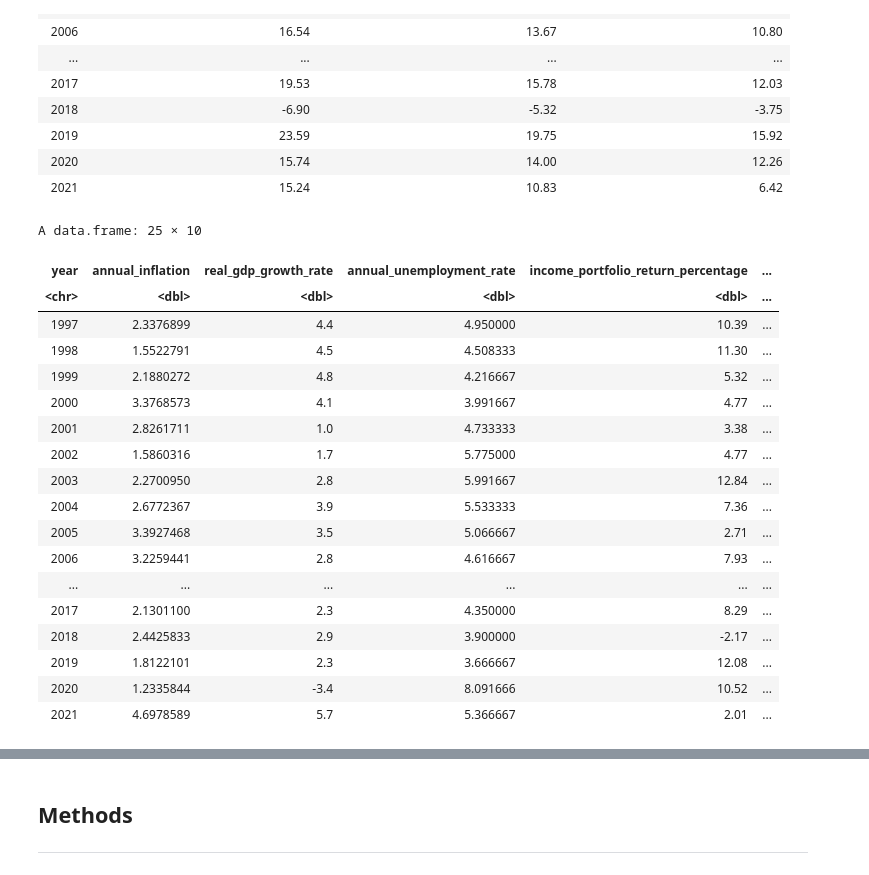
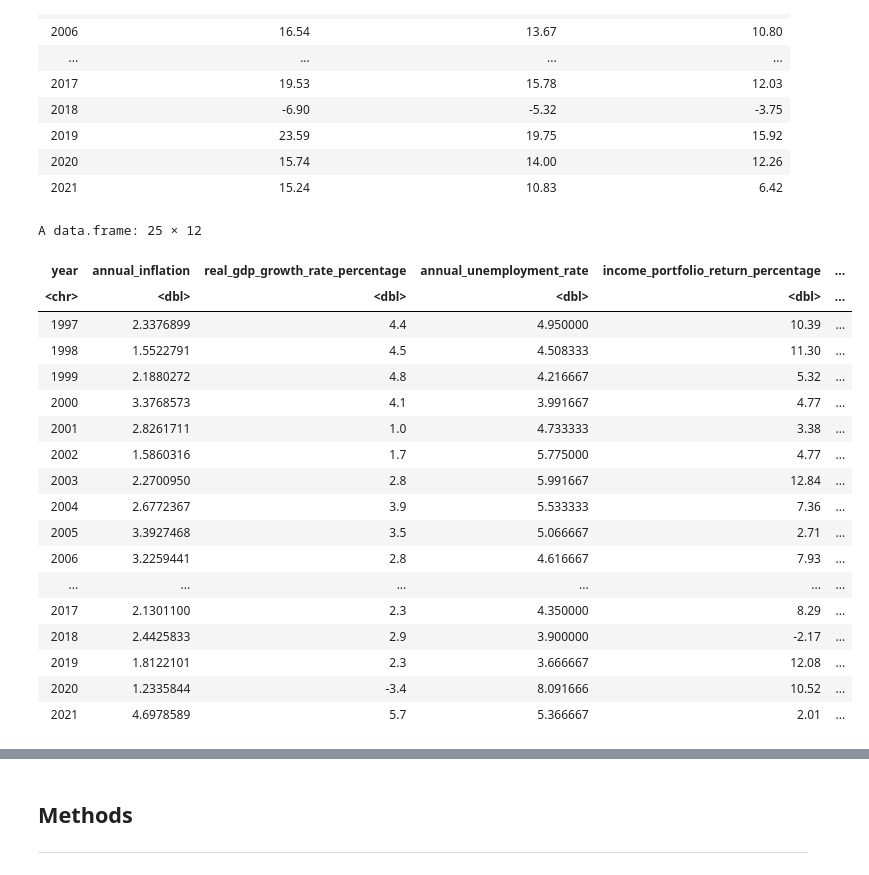
Before and after one commit to Arioniums/DSCI_100_125, a Jupyter notebook: project_proposal_group_125.ipynb, the cells around one changed output, grey strips where cells are left out. Saved outputs shown, nothing was run; the diff lists cells and outputs as text; code cells hidden in the pictures.

```diff
--- a/project_proposal_group_125.ipynb
+++ b/project_proposal_group_125.ipynb
@@ -183,20 +217,26 @@ A tibble: 25 × 2
 | 2020 | 10.52 |
 | 2021 | 2.01 |
 # %%
-sf_fs_portfolio_data_c <- read_csv("data/sixty_forty_and_forty_sixty_portfolio_data.csv", skip = 3, col_names= c("year","X2","60/40_portfolio_return","X3","40/60_portfolio_return")) |>
+#importing sixty/forty and forty/sixty portfolio data
+sixty_forty_and_forty_sixty_portfolio_url <- "https://raw.githubusercontent.com/Arioniums/DSCI_100_125/main/data/sixty_forty_and_forty_sixty_portfolio_data.csv"
+sf_and_fs_path <- "sixty_forty_and_forty_sixty_portfolio_data.csv"
+download.file(sixty_forty_and_forty_sixty_portfolio_url, destfile = sf_and_fs_path)
+
+#selecting for year, 60/40_portfolio_return, 40/60_portfolio_return, and filtering years to only 1997-2021
+sf_fs_portfolio_data_c <- read_csv(sf_and_fs_path, skip = 3, col_names= c("year","X2","60/40_portfolio_return","X3","40/60_portfolio_return")) |>
                                                 select(year, "60/40_portfolio_return", "40/60_portfolio_return") |>
                                                 filter(between(year, 1997, 2021))
 
+#deleting the percentage unit in the column 60/40_portfolio_return and renaming the 60/40_portfolio_return into 60/40_portfolio_return_percentage
 sf_fs_portfolio_data_c$'60/40_portfolio_return' = as.numeric(gsub("[\\%,]", "", sf_fs_portfolio_data_c$'60/40_portfolio_return'))
 names(sf_fs_portfolio_data_c)[names(sf_fs_portfolio_data_c) == '60/40_portfolio_return'] <- '60/40_portfolio_return_percentage'
 
+#deleting the percentage unit in the column 40/60_portfolio_return and renaming the 40/60_portfolio_return into 40/60_portfolio_return_percentage
 sf_fs_portfolio_data_c$'40/60_portfolio_return' = as.numeric(gsub("[\\%,]", "", sf_fs_portfolio_data_c$'40/60_portfolio_return'))
 names(sf_fs_portfolio_data_c)[names(sf_fs_portfolio_data_c) == '40/60_portfolio_return'] <- '40/60_portfolio_return_percentage'
 
-
+#c stands for cleaned
 sf_fs_portfolio_data_c
-
-# delete X2-X11, keep year, 60/40, 40/60, again filter for year range
 # %% [output]
 Rows: 769 Columns: 11
 ── Column specification ────────────────────────────────────────────────────────
@@ -228,22 +268,30 @@ A tibble: 25 × 3
 | 2020 | 15.57 | 12.92 |
 | 2021 | 14.65 | 9.18 |
 # %%
-gmc_portfolios_data_c <- read_csv("data/growth_moderate_conservative_portfolios.csv", skip = 3, col_names= c("year","X2","growth_portfolio_return","X3","moderate_portfolio_return","X4","conservative_portfolio_return")) |>
+#downloading growth, moderate, conservative portfolio data
+gmc_url <- "https://raw.githubusercontent.com/Arioniums/DSCI_100_125/main/data/growth_moderate_conservative_portfolios.csv"
+gmc_path <- "growth_moderate_conservative_portfolios.csv"
+download.file(gmc_url, destfile = gmc_path)
+
+#importing growth, moderate, conservative portfolio data, selecting for year, growth_portfolio_return, moderate_portfolio_return, conservative_portfolio_return, and filter to only 1997-2021
+gmc_portfolios_data_c <- read_csv(gmc_path, skip = 3, col_names= c("year","X2","growth_portfolio_return","X3","moderate_portfolio_return","X4","conservative_portfolio_return")) |>
                                                 select(year, growth_portfolio_return, moderate_portfolio_return, conservative_portfolio_return) |>
                                                 filter(between(year, 1997, 2021))
 
+#deleting the percentage unit in the column growth_portfolio_return and renaming the growth_portfolio_return into growth_portfolio_return_percentage
 gmc_portfolios_data_c$'growth_portfolio_return' = as.numeric(gsub("[\\%,]", "", gmc_portfolios_data_c$'growth_portfolio_return'))
 names(gmc_portfolios_data_c)[names(gmc_portfolios_data_c) == 'growth_portfolio_return'] <- 'growth_portfolio_return_percentage'
 
+#deleting the percentage unit in the column moderate_portfolio_return and renaming the moderate_portfolio_return into moderate_portfolio_return_percentage
 gmc_portfolios_data_c$'moderate_portfolio_return' = as.numeric(gsub("[\\%,]", "", gmc_portfolios_data_c$'moderate_portfolio_return'))
 names(gmc_portfolios_data_c)[names(gmc_portfolios_data_c) == 'moderate_portfolio_return'] <- 'moderate_portfolio_return_percentage'
 
+#deleting the percentage unit in the column conservative_portfolio_return and renaming the conservative_portfolio_return into conservative_portfolio_return_percentage
 gmc_portfolios_data_c$'conservative_portfolio_return' = as.numeric(gsub("[\\%,]", "", gmc_portfolios_data_c$'conservative_portfolio_return'))
 names(gmc_portfolios_data_c)[names(gmc_portfolios_data_c) == 'conservative_portfolio_return'] <- 'conservative_portfolio_return_percentage'
 
+#c stands for cleaned
 gmc_portfolios_data_c
-
-# delete all X2-X11, keep year, growth, moderate, conservative portfolio, get rid of units
 # %% [output]
 Rows: 782 Columns: 16
 ── Column specification ────────────────────────────────────────────────────────
@@ -275,39 +323,37 @@ A tibble: 25 × 4
 | 2020 | 15.74 | 14.00 | 12.26 |
 | 2021 | 15.24 | 10.83 | 6.42 |
 # %%
-#merging datasets
-
+#merging all cleaned datasets
 project_ds1 <- merge(
                     x = inflation_data_c,
                     y = gdp_data_c,
                     by = "year")
 project_ds2 <- merge(
                     x = project_ds1,
                     y = unemployment_data_c,
                     by = "year")
 project_ds3 <- merge(
                     x = project_ds2,
                     y = income_portfolio_data_c,
                     by = "year")
 project_ds4 <- merge(
                     x = project_ds3,
                     y = sf_fs_portfolio_data_c,
                     by = "year")
 project_ds_c <- merge(
                     x = project_ds4,
                     y = gmc_portfolios_data_c,
                     by = "year")
 
-#unemployment_data_c
-#income_portfolio_data_c
-#sf_fs_portfolio_data_c
-#gmc_portfolios_data_c
+#finding max portfolio return value and name
+project_ds_c$max_portfolio_return_value <- do.call(pmax, project_ds_c[5:10])
+project_ds_c$max_portfolio_return_name <- colnames(project_ds_c[5:10])[max.col(project_ds_c[5:10])]
 
-# the merge happens for each of row in inflation_data, correct this.
+#the dataset before selecting process above
 project_ds_c
 # %% [output]
-A data.frame: 25 × 10
+A data.frame: 25 × 12
-| year | annual_inflation | real_gdp_growth_rate | annual_unemployment_rate | income_portfolio_return_percentage | ... |
+| year | annual_inflation | real_gdp_growth_rate_percentage | annual_unemployment_rate | income_portfolio_return_percentage | ... |
 | <chr> | <dbl> | <dbl> | <dbl> | <dbl> | ... |
 | 1997 | 2.3376899 | 4.4 | 4.950000 | 10.39 | ... |
 | 1998 | 1.5522791 | 4.5 | 4.508333 | 11.30 | ... |
```
Also changed, not shown: parts of 14 cells of this notebook.
